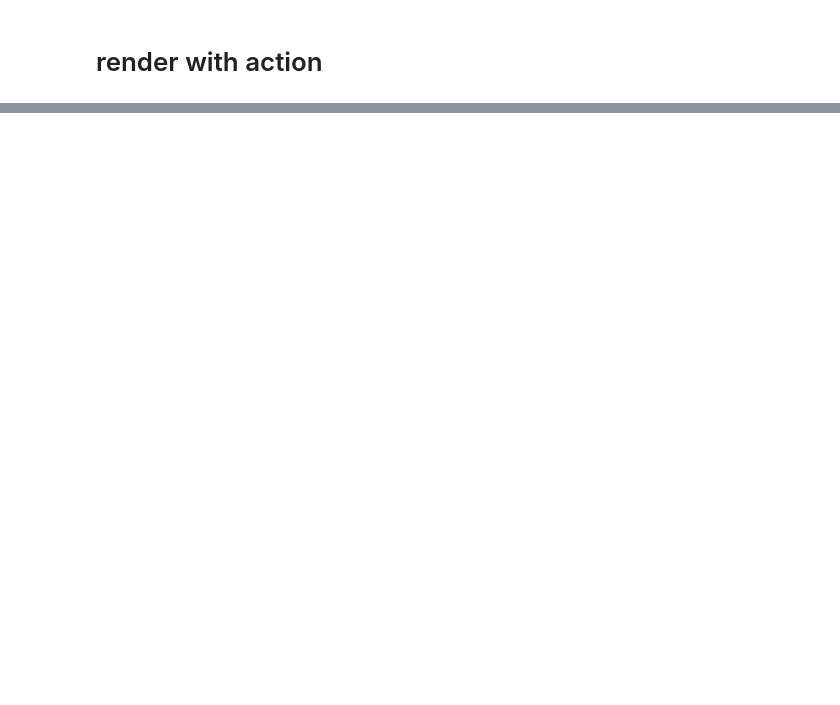
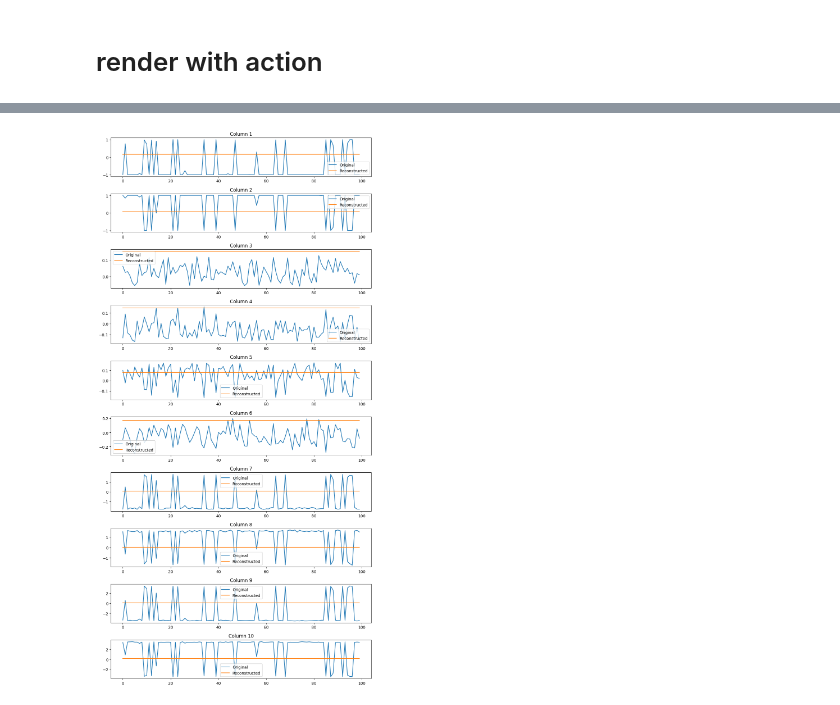
Before and after one commit to Nockda/dissertation, a Jupyter notebook: rl-baselines3-zoo-master/rvae.ipynb, the cells around one changed output, grey strips where cells are left out. Saved outputs shown, nothing was run; the diff lists cells and outputs as text; code cells hidden in the pictures; blank space fills up the shorter version.

```diff
--- a/rl-baselines3-zoo-master/rvae.ipynb
+++ b/rl-baselines3-zoo-master/rvae.ipynb
@@ -1292,12 +1300,16 @@ def test_model(model, test_loader):
     with torch.no_grad():
         for i, batch in enumerate(test_loader):
             batch_data = batch[0]  # get the data from the batch
-            batch_data = batch_data.view(batch_data.size(0), -1)  # flatten the data
+            batch_data = batch_data.to(device)
+            batch_data = batch_data.view(batch_data.size(0), seq_length, -1)  # reshape the data
+            print(f"Input shape: {batch_data.shape}")
             reconstructed_batch, _, _ = model(batch_data)  # get reconstructed data from the model
+            print(f"Output shape: {reconstructed_batch.shape}")
 
             # Convert tensors to numpy arrays for use in pandas
-            original_data = batch_data.detach().cpu().numpy()
-            reconstructed_data = reconstructed_batch.detach().cpu().numpy()
+            original_data = batch_data.detach().cpu().numpy().reshape(batch_data.shape[0], -1)
+            reconstructed_data = reconstructed_batch.detach().cpu().numpy().reshape(reconstructed_batch.shape[0], -1)
+
 
             # Convert to dataframes
             original_df = pd.DataFrame(original_data)
@@ -1430,2 +1478,22 @@ torch.Size([10000, 1000, 2])
 # %%
 action_sp
+# %%
+n_points = 100  # number of data points to display in each graph
+
+# Convert the original and reconstructed dataframes back to numpy
+ori_combined_np = original_df.values
+recon_combined_np = reconstructed_df.values
+
+# Plot the graphs
+fig, axs = plt.subplots(10, figsize=(10, 20))  # create 10 subplots
+
+for i in range(10):  # loop through each of the 10 columns
+    axs[i].plot(ori_combined_np[:n_points, i], label='Original')
+    axs[i].plot(recon_combined_np[:n_points, i], label='Reconstructed')
+    axs[i].set_title(f'Column {i+1}')
+    axs[i].legend()
+
+plt.tight_layout()
+plt.show()
+# %% [output]
+[figure, added]
```
Also changed, not shown: parts of 14 cells of this notebook, 22 other files.
